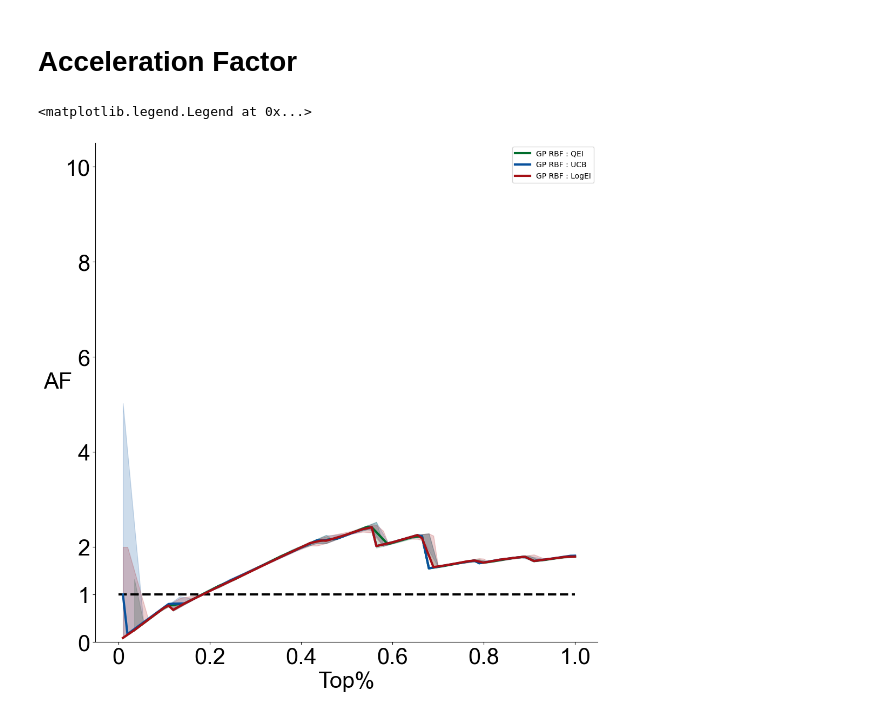
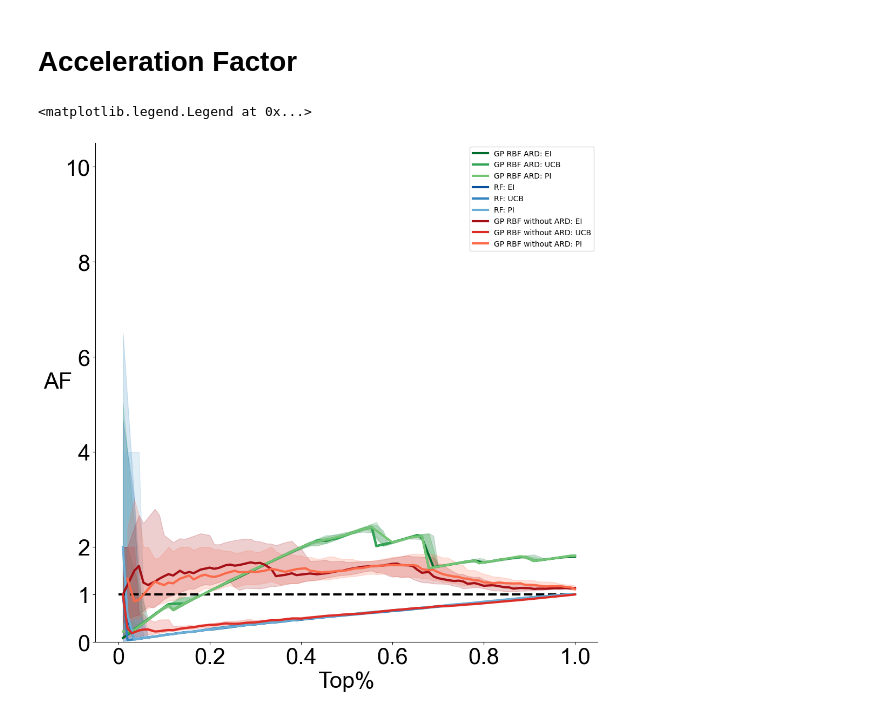
Before and after one commit to J-o-e-M/5835-Final-Project, a Jupyter notebook: Performance Visualization.ipynb, the cells around one changed output. Drawn from its saved outputs; the diff is of its cells as text; code cells hidden in the pictures.

```diff
--- a/Performance Visualization.ipynb
+++ b/Performance Visualization.ipynb
@@ -272,0 +254,13 @@ plt.yticks([0, 0.2, 0.4, 0.6, 0.8, 1.0], ['0', '0.2', '0.4', '0.6', '0.8', '1.0'
+# %%
+# Aggregating the performance
+RF_EI = avg_(TopPercent(RF_EI, n_top, N))
+RF_UCB = avg_(TopPercent(RF_UCB, n_top, N))
+RF_PI = avg_(TopPercent(RF_PI, n_top, N))
+
+RBF_EI = avg_(TopPercent(RBF_EI, n_top, N))
+RBF_UCB = avg_(TopPercent(RBF_UCB, n_top, N))
+RBF_PI = avg_(TopPercent(RBF_PI, n_top, N))
+
+RBF_NOARD_EI = avg_(TopPercent(RBF_NOARD_EI, n_top, N))
+RBF_NOARD_UCB = avg_(TopPercent(RBF_NOARD_UCB, n_top, N))
+RBF_NOARD_PI = avg_(TopPercent(RBF_NOARD_PI, n_top, N))
@@ -370,35 +454,62 @@ def AF_interp1d(TopPercent):
 # %%
 fig = plt.figure(figsize=(12,12))
 ax0 = fig.add_subplot(111)
 
 ax0.plot(np.linspace(0, 1, 200), np.ones(200),'--',color='black',label=None, linewidth=3)
 
 
-xx_, f_med_, f_low_, f_high_ = AF_interp1d(RBF_QEI)
-ax0.plot(xx_, f_med_(xx_), label = 'GP RBF : QEI', color = '#006d2c', linewidth=3)
-ax0.fill_between(xx_, f_low_(xx_), f_high_(xx_), color = '#006d2c', alpha=0.2)
+# GP RBF ARD: Shades of green
+xx_, f_med_, f_low_, f_high_ = AF_interp1d(RBF_EI)
+ax0.plot(xx_, f_med_(xx_), label='GP RBF ARD: EI', color='#006d2c', linewidth=3)
+ax0.fill_between(xx_, f_low_(xx_), f_high_(xx_), color='#006d2c', alpha=0.2)
 
 xx_, f_med_, f_low_, f_high_ = AF_interp1d(RBF_UCB)
-ax0.plot(xx_, f_med_(xx_), label = 'GP RBF : UCB', color = '#08519c', linewidth=3)
-ax0.fill_between(xx_, f_low_(xx_), f_high_(xx_), color = '#08519c', alpha=0.2)
+ax0.plot(xx_, f_med_(xx_), label='GP RBF ARD: UCB', color='#31a354', linewidth=3)
+ax0.fill_between(xx_, f_low_(xx_), f_high_(xx_), color='#31a354', alpha=0.2)
 
+xx_, f_med_, f_low_, f_high_ = AF_interp1d(RBF_PI)
+ax0.plot(xx_, f_med_(xx_), label='GP RBF ARD: PI', color='#74c476', linewidth=3)
+ax0.fill_between(xx_, f_low_(xx_), f_high_(xx_), color='#74c476', alpha=0.2)
 
-xx_, f_med_, f_low_, f_high_ = AF_interp1d(RBF_LogEI)
-ax0.plot(xx_, f_med_(xx_), label = 'GP RBF : LogEI', color = '#a50f15', linewidth=3)
-ax0.fill_between(xx_, f_low_(xx_), f_high_(xx_), color = '#a50f15', alpha=0.2)
+# RF: Shades of blue
+xx_, f_med_, f_low_, f_high_ = AF_interp1d(RF_EI)
+ax0.plot(xx_, f_med_(xx_), label='RF: EI', color='#08519c', linewidth=3)
+ax0.fill_between(xx_, f_low_(xx_), f_high_(xx_), color='#08519c', alpha=0.2)
+
+xx_, f_med_, f_low_, f_high_ = AF_interp1d(RF_UCB)
+ax0.plot(xx_, f_med_(xx_), label='RF: UCB', color='#3182bd', linewidth=3)
+ax0.fill_between(xx_, f_low_(xx_), f_high_(xx_), color='#3182bd', alpha=0.2)
+
+xx_, f_med_, f_low_, f_high_ = AF_interp1d(RF_PI)
+ax0.plot(xx_, f_med_(xx_), label='RF: PI', color='#6baed6', linewidth=3)
+ax0.fill_between(xx_, f_low_(xx_), f_high_(xx_), color='#6baed6', alpha=0.2)
+
+# GP RBF without ARD: Shades of red
+xx_, f_med_, f_low_, f_high_ = AF_interp1d(RBF_NOARD_EI)
+ax0.plot(xx_, f_med_(xx_), label='GP RBF without ARD: EI', color='#a50f15', linewidth=3)
+ax0.fill_between(xx_, f_low_(xx_), f_high_(xx_), color='#a50f15', alpha=0.2)
+
+xx_, f_med_, f_low_, f_high_ = AF_interp1d(RBF_NOARD_UCB)
+ax0.plot(xx_, f_med_(xx_), label='GP RBF without ARD: UCB', color='#de2d26', linewidth=3)
+ax0.fill_between(xx_, f_low_(xx_), f_high_(xx_), color='#de2d26', alpha=0.2)
+
+xx_, f_med_, f_low_, f_high_ = AF_interp1d(RBF_NOARD_PI)
+ax0.plot(xx_, f_med_(xx_), label='GP RBF without ARD: PI', color='#fb6a4a', linewidth=3)
+ax0.fill_between(xx_, f_low_(xx_), f_high_(xx_), color='#fb6a4a', alpha=0.2)
+
 
 
 # the rest are for visualization purposes, please adjust for different needs
 ax0.set_ylabel('AF', fontsize = 30, rotation = 'horizontal', fontname = 'Arial', labelpad = 10)
 ax0.set_xlabel('Top%', fontsize = 30, fontname = 'Arial')
 ax0.set_ylim([0, 10.5])
 ax0.spines['right'].set_visible(False)
 ax0.spines['top'].set_visible(False)
 ax0.xaxis.set_tick_params(labelsize=30)
 ax0.yaxis.set_tick_params(labelsize=30)
 plt.xticks([0, 0.2, 0.4, 0.6, 0.8, 1.0], ['0', '0.2', '0.4', '0.6', '0.8', '1.0'], fontname = 'Arial')
 plt.yticks([0, 1, 2, 4, 6, 8, 10], ['0', '1', '2', '4', '6', '8', '10'], fontname = 'Arial')
 plt.legend()
 # %% [output]
 <matplotlib.legend.Legend at 0x...>
-[figure, old version]
+[figure, new version]
```
Also changed, not shown: parts of 6 cells of this notebook, 16 other files.
